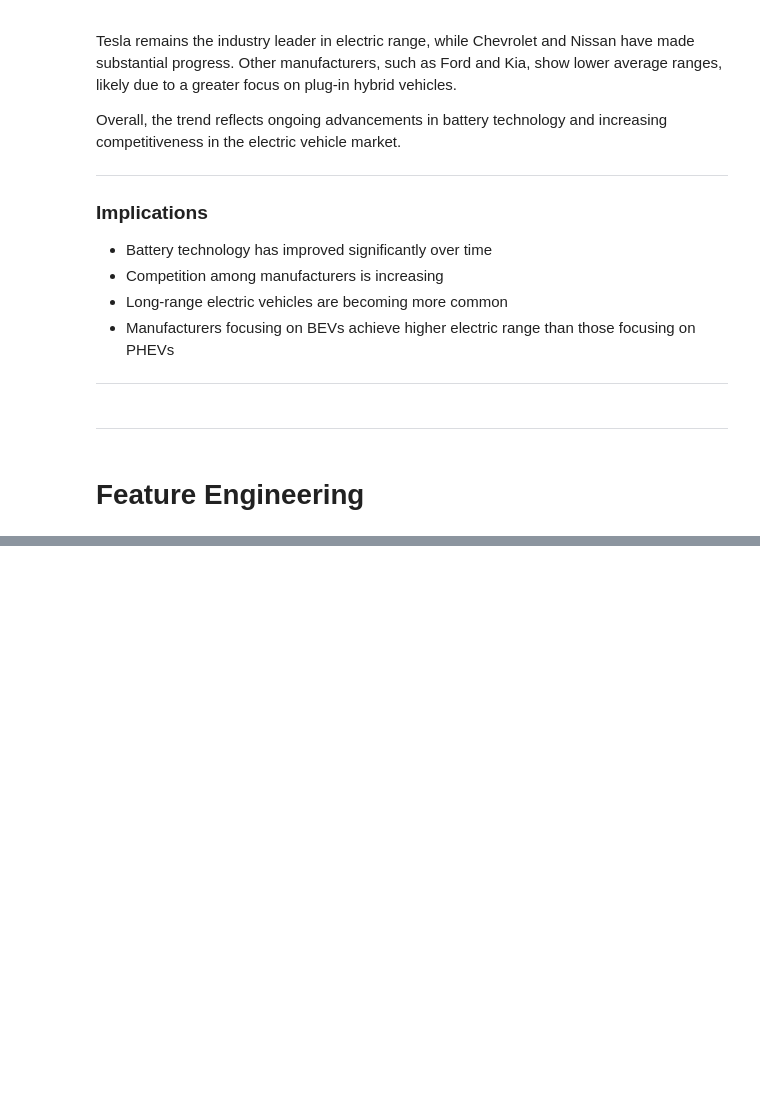
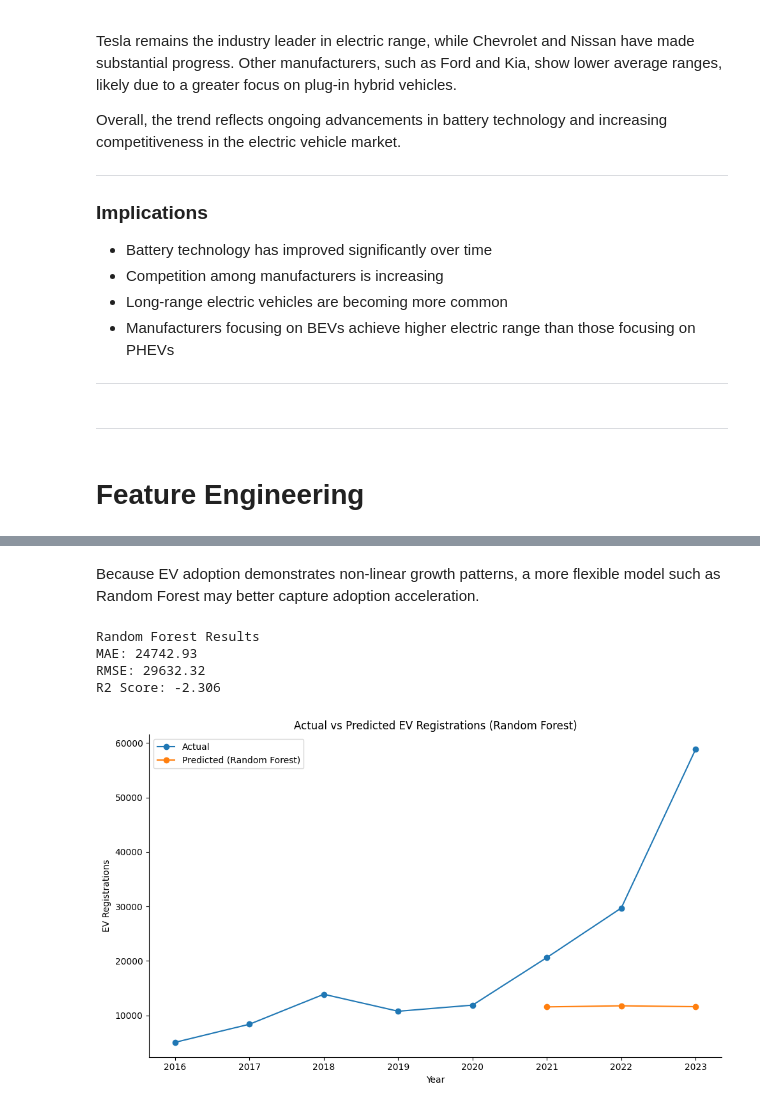
Before and after one commit to nawarfathi/electric-vehicle-analysis1, a Jupyter notebook: EV.ipynb, the cells around one changed output, grey strips where cells are left out. Drawn from its saved outputs; the diff is of its cells as text; code cells hidden in the pictures; blank space fills up the shorter version.

```diff
--- a/EV.ipynb
+++ b/EV.ipynb
@@ -2897,0 +3038,60 @@ Overall, the trend reflects ongoing advancements in battery technology and incre
+# %% [markdown]
+Because EV adoption demonstrates non-linear growth patterns, a more flexible model such as Random Forest may better capture adoption acceleration.
+# %%
+from sklearn.ensemble import RandomForestRegressor
+
+model_rf = RandomForestRegressor(
+    n_estimators=200,
+    max_depth=5,
+    random_state=42
+)
+
+model_rf.fit(X_train, y_train)
+
+y_pred_rf = model_rf.predict(X_test)
+# %%
+from sklearn.metrics import mean_absolute_error, mean_squared_error, r2_score
+import numpy as np
+
+mae_rf = mean_absolute_error(y_test, y_pred_rf)
+rmse_rf = np.sqrt(mean_squared_error(y_test, y_pred_rf))
+r2_rf = r2_score(y_test, y_pred_rf)
+
+print("Random Forest Results")
+print("MAE:", round(mae_rf,2))
+print("RMSE:", round(rmse_rf,2))
+print("R2 Score:", round(r2_rf,3))
+# %% [output]
+Random Forest Results
+MAE: 24742.93
+RMSE: 29632.32
+R2 Score: -2.306
+# %%
+import matplotlib.pyplot as plt
+
+plt.figure(figsize=(10,6))
+
+# Actual
+plt.plot(yearly_ev['Model Year'], yearly_ev['EV_Count'],
+         label='Actual', marker='o')
+
+# Random Forest Predictions
+plt.plot(
+    yearly_ev.loc[X_test.index, 'Model Year'],
+    y_pred_rf,
+    label='Predicted (Random Forest)',
+    marker='o'
+)
+
+ax = plt.gca()
+ax.spines['top'].set_visible(False)
+ax.spines['right'].set_visible(False)
+
+plt.xlabel("Year")
+plt.ylabel("EV Registrations")
+plt.title("Actual vs Predicted EV Registrations (Random Forest)")
+plt.legend()
+plt.tight_layout()
+plt.show()
+# %% [output]
+[figure, added]
```
Also changed, not shown: parts of 24 cells of this notebook.
